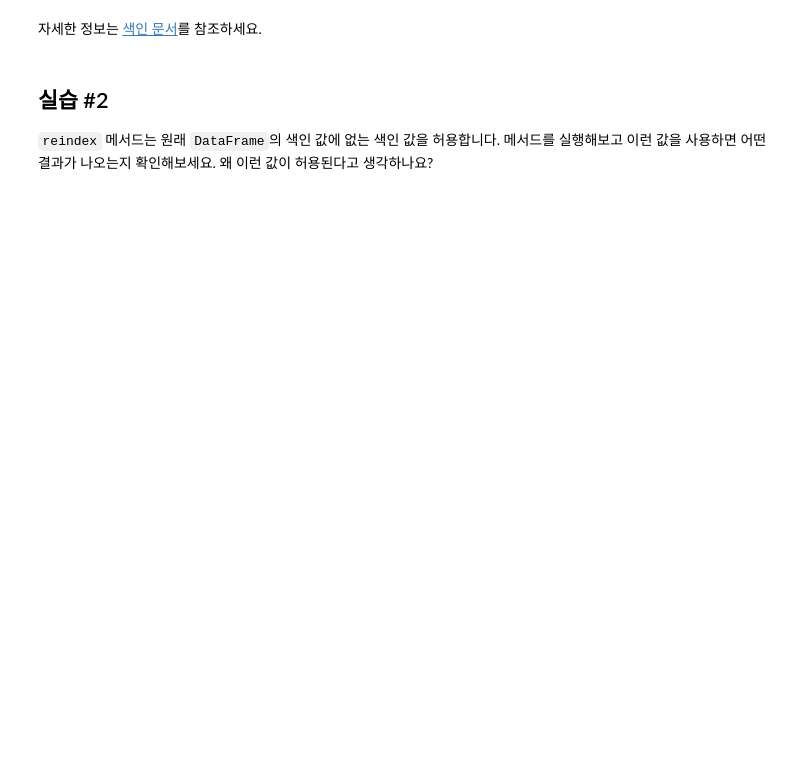
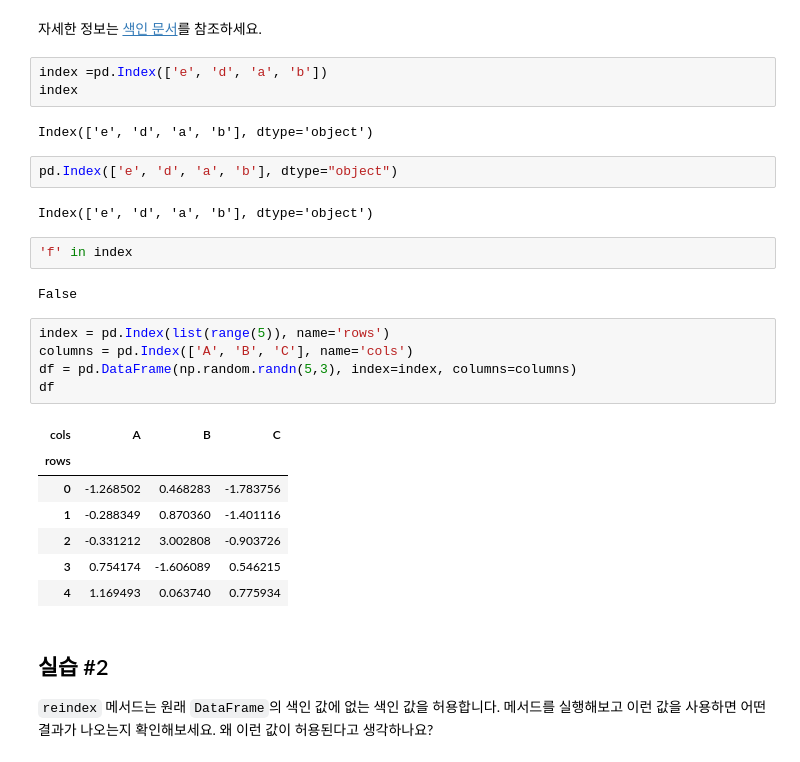
Before and after one commit to FitCoderOfficial/Data-Analysis, a Jupyter notebook: 구글 머신러닝/intro_to_pandas.ipynb, the cells around one changed output. Drawn from its saved outputs; the diff is of its cells as text; blank space fills up the shorter version.

```diff
--- a/구글 머신러닝/intro_to_pandas.ipynb
+++ b/구글 머신러닝/intro_to_pandas.ipynb
@@ -305,5 +316,31 @@ cities.reindex(np.random.permutation(cities.index))
 # %% [markdown]
  자세한 정보는 [색인 문서](http://pandas.pydata.org/pandas-docs/stable/indexing.html#index-objects)를 참조하세요.
+# %%
+index =pd.Index(['e', 'd', 'a', 'b'])
+index
+# %% [output]
+Index(['e', 'd', 'a', 'b'], dtype='object')
+# %%
+pd.Index(['e', 'd', 'a', 'b'], dtype="object")
+# %% [output]
+Index(['e', 'd', 'a', 'b'], dtype='object')
+# %%
+'f' in index
+# %% [output]
+False
+# %%
+index = pd.Index(list(range(5)), name='rows')
+columns = pd.Index(['A', 'B', 'C'], name='cols')
+df = pd.DataFrame(np.random.randn(5,3), index=index, columns=columns)
+df
+# %% [output]
+| cols | A | B | C |
+| rows |  |  |  |
+| 0 | -1.268502 | 0.468283 | -1.783756 |
+| 1 | -0.288349 | 0.870360 | -1.401116 |
+| 2 | -0.331212 | 3.002808 | -0.903726 |
+| 3 | 0.754174 | -1.606089 | 0.546215 |
+| 4 | 1.169493 | 0.063740 | 0.775934 |
 # %% [markdown]
  ## 실습 #2
 
```
Also changed, not shown: parts of 14 cells of this notebook.
